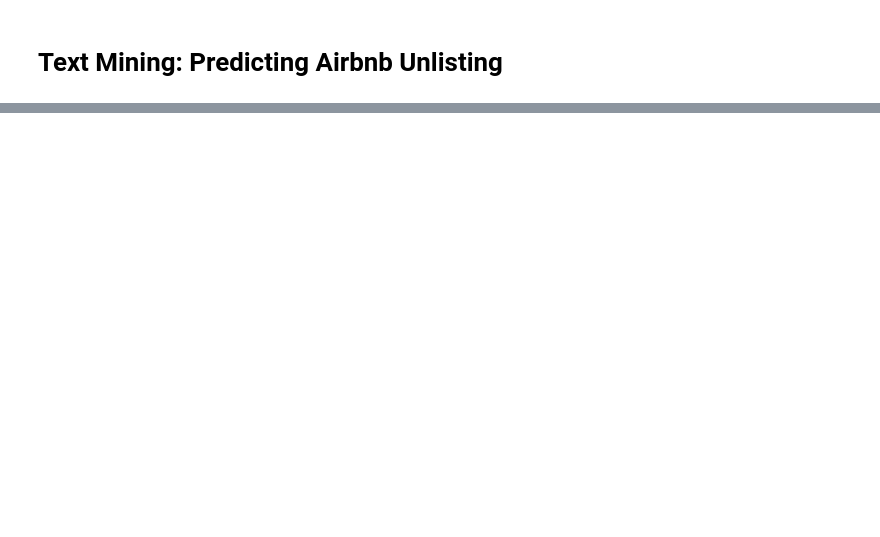
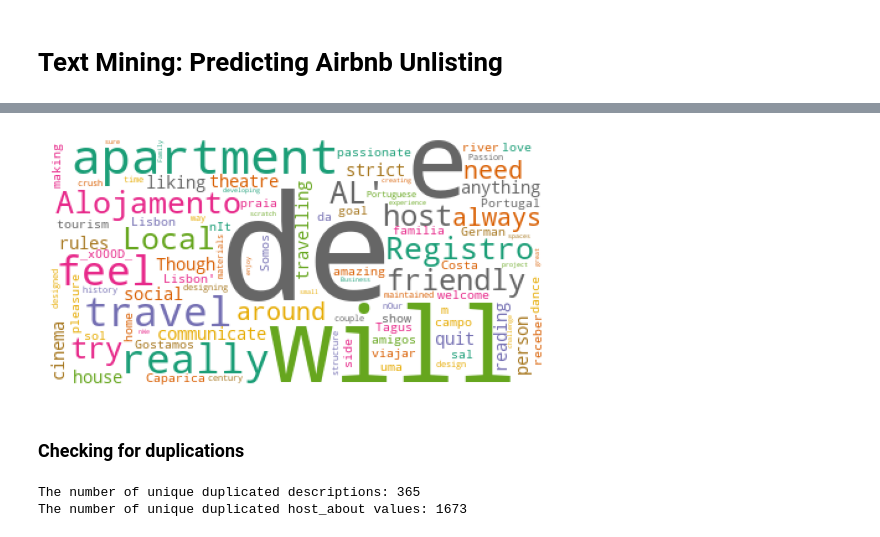
Before and after one commit to iryna-savchuk/TM_project, a Jupyter notebook: NLP_17.ipynb, the cells around one changed output, grey strips where cells are left out. Cells and saved outputs as stored; diff of their text form; code cells hidden in the pictures; blank space fills up the shorter version.

```diff
--- a/NLP_17.ipynb
+++ b/NLP_17.ipynb
@@ -31,0 +136,23 @@ from sklearn.metrics import classification_report, confusion_matrix
+# %%
+wordcloud = WordCloud(
+    background_color='white',
+    max_words=500,
+    colormap='Dark2',
+    contour_width=4).generate(str(df_train_raw['host_about'].values))
+
+plt.imshow(wordcloud)
+plt.axis("off")
+plt.show()
+# %% [output]
+[figure, added]
+# %% [markdown]
+### Checking for duplications
+# %%
+duplicated_descriptions = df_train_raw['description'][df_train_raw['description'].duplicated(keep=False)].unique()
+duplicated_host_abouts = df_train_raw['host_about'][df_train_raw['host_about'].duplicated(keep=False)].unique()
+
+print('The number of unique duplicated descriptions:', len(duplicated_descriptions))
+print('The number of unique duplicated host_about values:', len(duplicated_host_abouts))
+# %% [output]
+The number of unique duplicated descriptions: 365
+The number of unique duplicated host_about values: 1673
```
Also changed, not shown: parts of 25 cells of this notebook.
